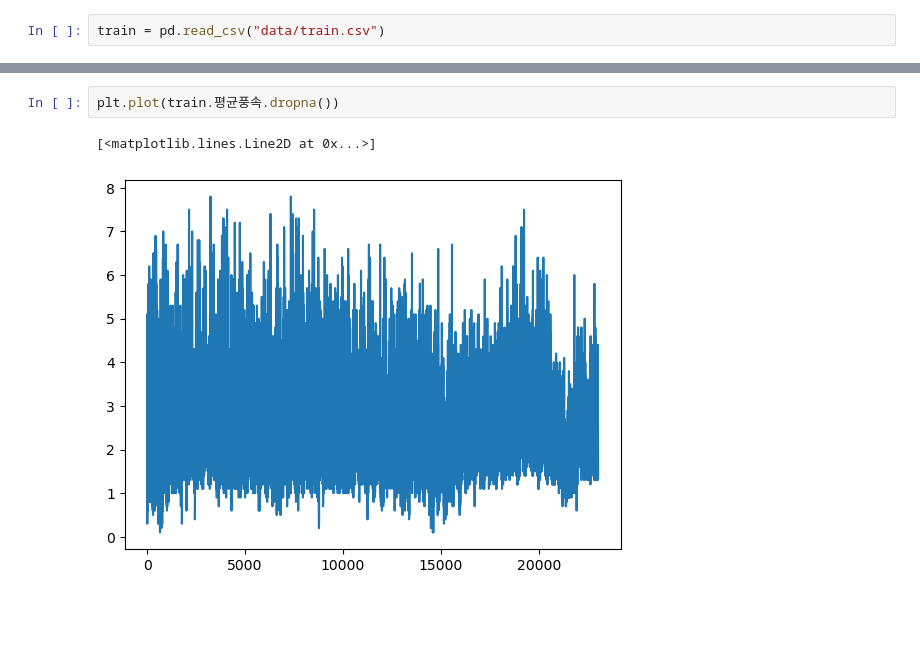
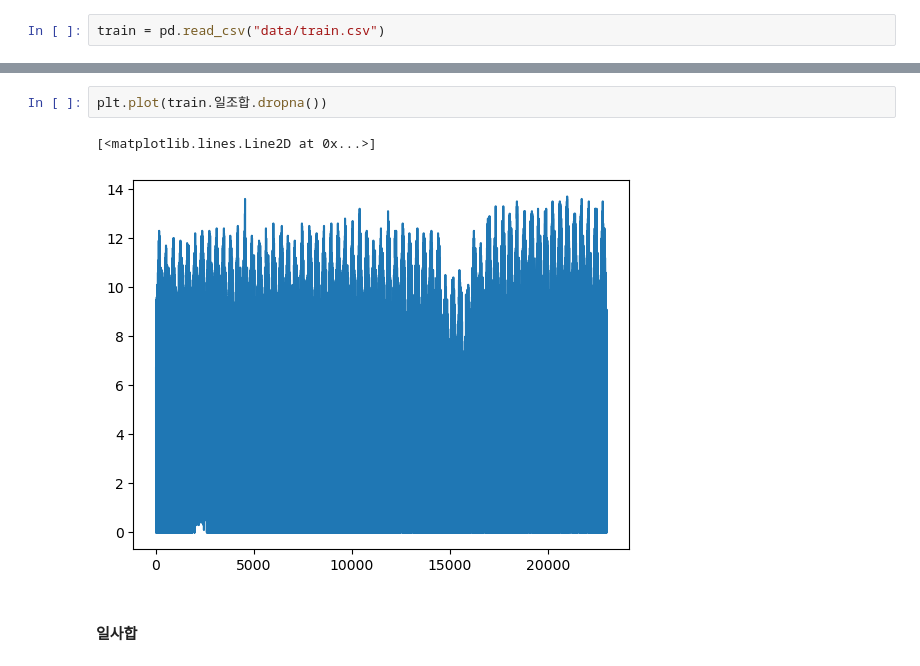
Before and after one commit to p-jiho/Temperatures_prediction, a Jupyter notebook: EDA.ipynb, the cells around one changed output, grey strips where cells are left out. Drawn from its saved outputs; the diff is of its cells as text; blank space fills up the shorter version.

```diff
--- a/EDA.ipynb
+++ b/EDA.ipynb
@@ -42,5 +117,7 @@ Name: 일조율, Length: 23011, dtype: float64
 # %%
-plt.plot(train.평균풍속.dropna())
+plt.plot(train.일조합.dropna())
 # %% [output]
 [<matplotlib.lines.Line2D at 0x...>]
-[figure, old version]
+[figure, new version]
+# %% [markdown]
+#### 일사합
```
Also changed, not shown: parts of 41 cells of this notebook.
